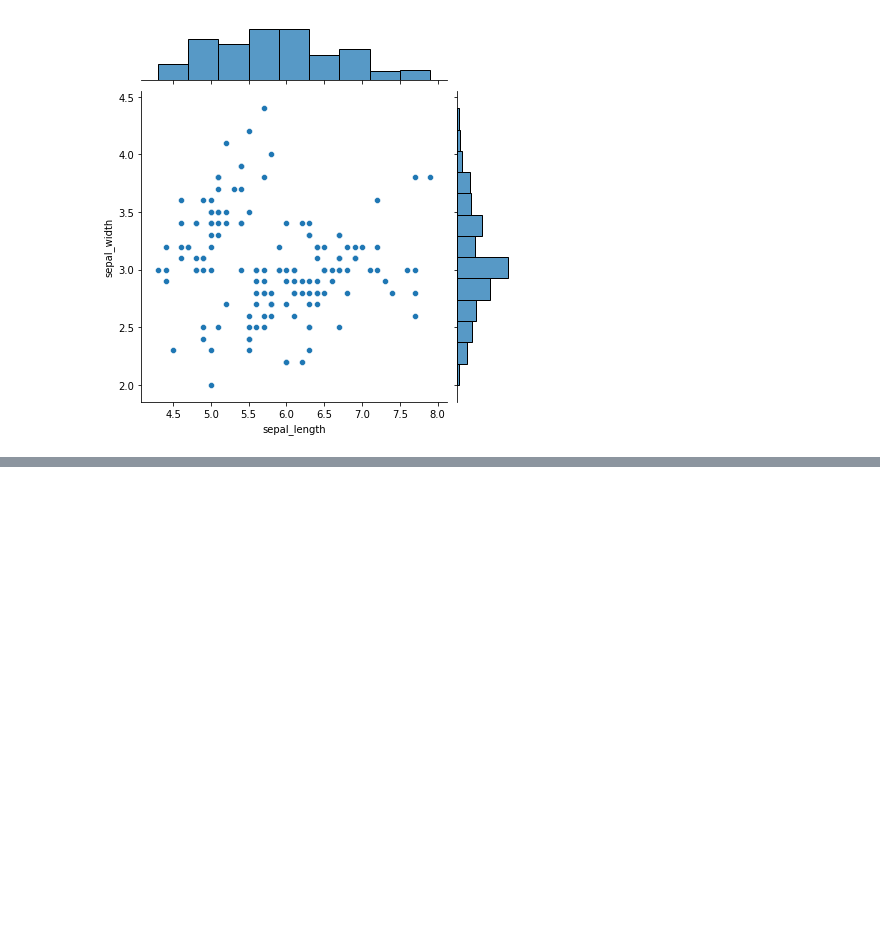
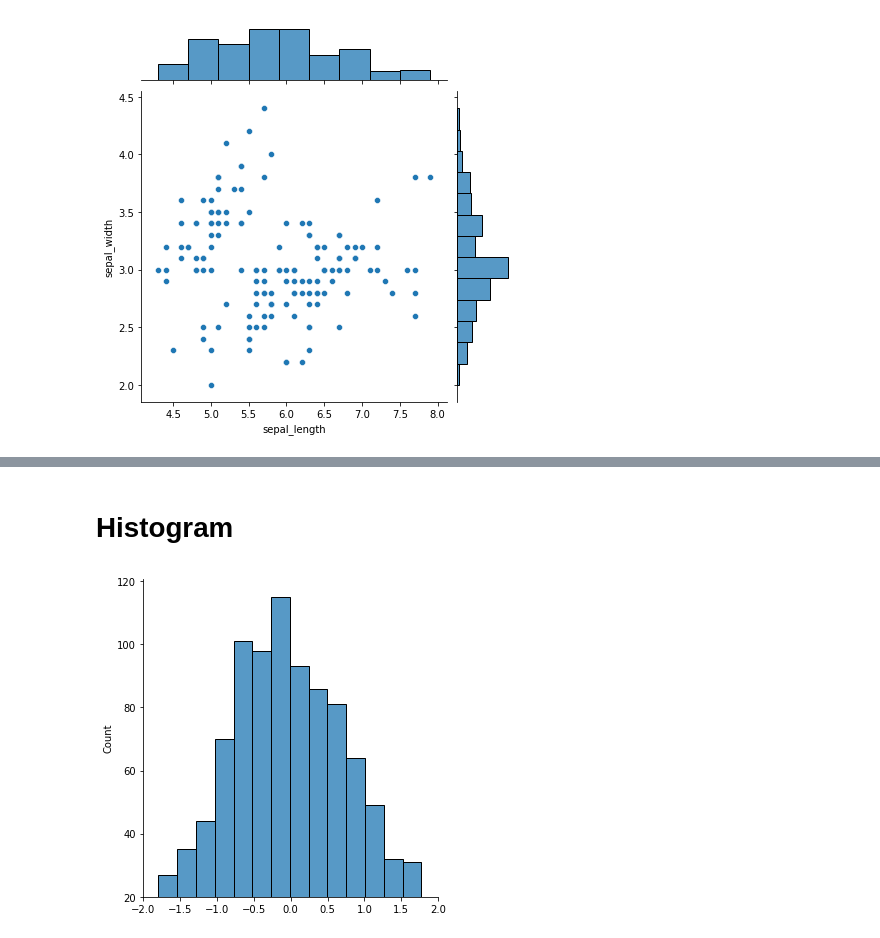
Before and after one commit to dan1dr/master_DS, a Jupyter notebook: 3.Data_Visualization/Seaborn.ipynb, the cells around one changed output, grey strips where cells are left out. Drawn from its saved outputs; the diff is of its cells as text; code cells hidden in the pictures; blank space fills up the shorter version.

```diff
--- a/3.Data_Visualization/Seaborn.ipynb
+++ b/3.Data_Visualization/Seaborn.ipynb
@@ -122,0 +130,11 @@ joint_func.plot(sns.scatterplot, sns.histplot)
+# %% [markdown]
+# Histogram
+# %%
+xs = np.random.normal(size=1000)
+
+# Figure level function
+ax = sns.displot(xs)
+ax.set(xlim=(-2, 2))
+ax.set(ylim=(20,None));
+# %% [output]
+[figure, added]
```
Also changed, not shown: parts of 63 cells of this notebook.
